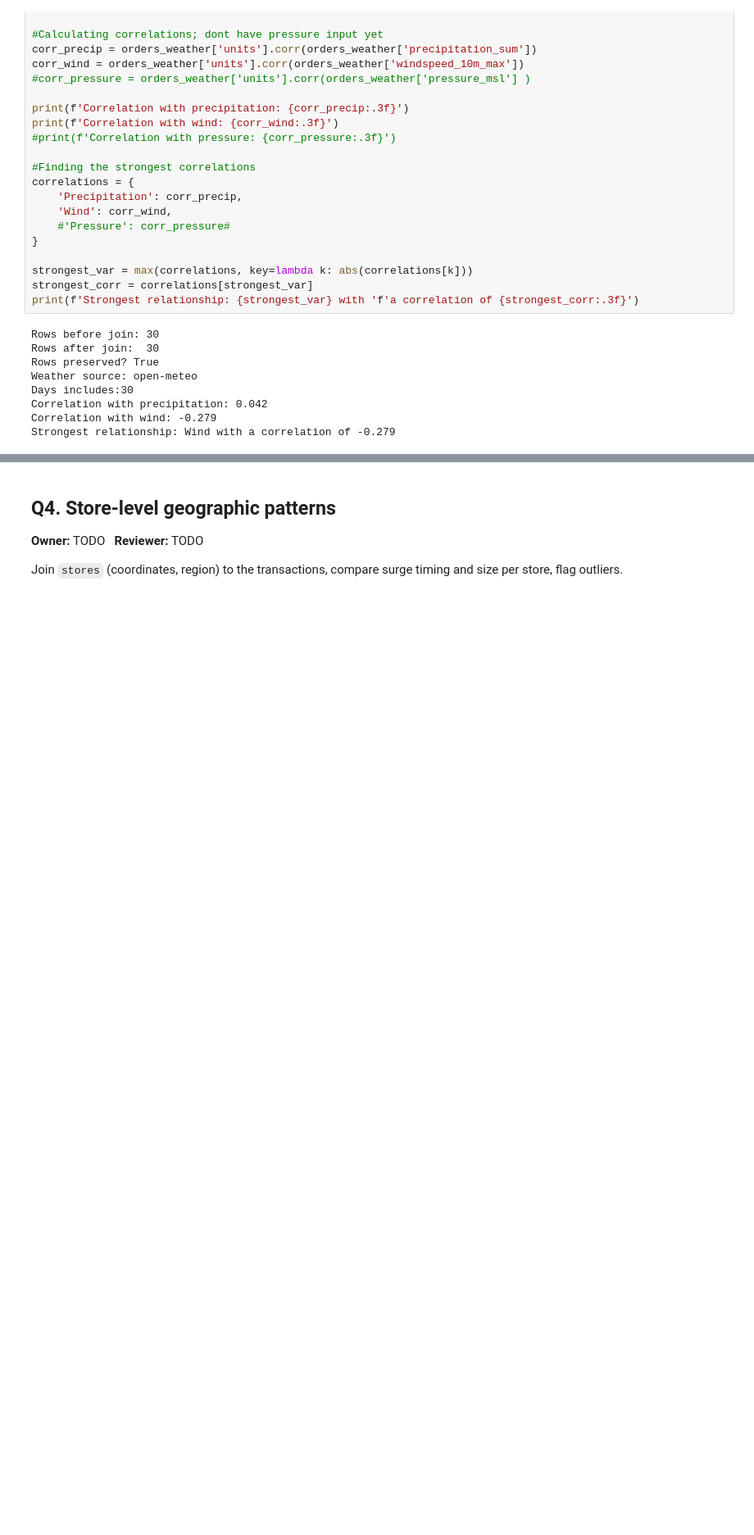
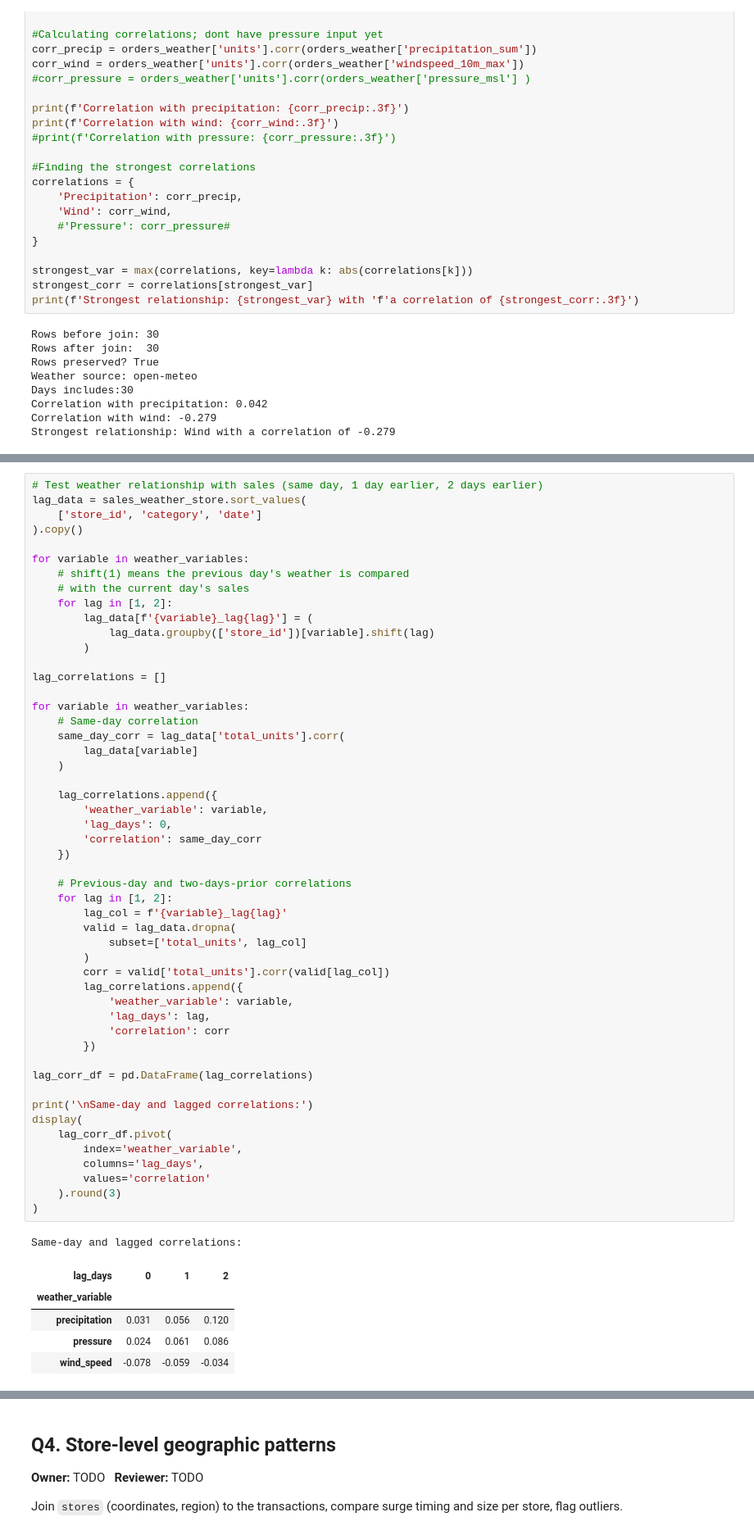
Before and after one commit to amulyasundaresan/Midterm-1, a Jupyter notebook: Notebooks/midterm_combined_notebook_1.ipynb, the cells around one changed output, grey strips where cells are left out. Shown at 82% size. Cells and saved outputs as stored; diff of their text form; blank space fills up the shorter version.

```diff
--- a/Notebooks/midterm_combined_notebook_1.ipynb
+++ b/Notebooks/midterm_combined_notebook_1.ipynb
@@ -1354,0 +1411,58 @@ plt.show()
+# %%
+# Test weather relationship with sales (same day, 1 day earlier, 2 days earlier)
+lag_data = sales_weather_store.sort_values(
+    ['store_id', 'category', 'date']
+).copy()
+
+for variable in weather_variables:
+    # shift(1) means the previous day's weather is compared
+    # with the current day's sales
+    for lag in [1, 2]:
+        lag_data[f'{variable}_lag{lag}'] = (
+            lag_data.groupby(['store_id'])[variable].shift(lag)
+        )
+
+lag_correlations = []
+
+for variable in weather_variables:
+    # Same-day correlation
+    same_day_corr = lag_data['total_units'].corr(
+        lag_data[variable]
+    )
+
+    lag_correlations.append({
+        'weather_variable': variable,
+        'lag_days': 0,
+        'correlation': same_day_corr
+    })
+
+    # Previous-day and two-days-prior correlations
+    for lag in [1, 2]:
+        lag_col = f'{variable}_lag{lag}'
+        valid = lag_data.dropna(
+            subset=['total_units', lag_col]
+        )
+        corr = valid['total_units'].corr(valid[lag_col])
+        lag_correlations.append({
+            'weather_variable': variable,
+            'lag_days': lag,
+            'correlation': corr
+        })
+
+lag_corr_df = pd.DataFrame(lag_correlations)
+
+print('\nSame-day and lagged correlations:')
+display(
+    lag_corr_df.pivot(
+        index='weather_variable',
+        columns='lag_days',
+        values='correlation'
+    ).round(3)
+)
+# %% [output]
+Same-day and lagged correlations:
+| lag_days | 0 | 1 | 2 |
+| weather_variable |  |  |  |
+| precipitation | 0.031 | 0.056 | 0.120 |
+| pressure | 0.024 | 0.061 | 0.086 |
+| wind_speed | -0.078 | -0.059 | -0.034 |
```
Also changed, not shown: parts of 9 cells of this notebook.
